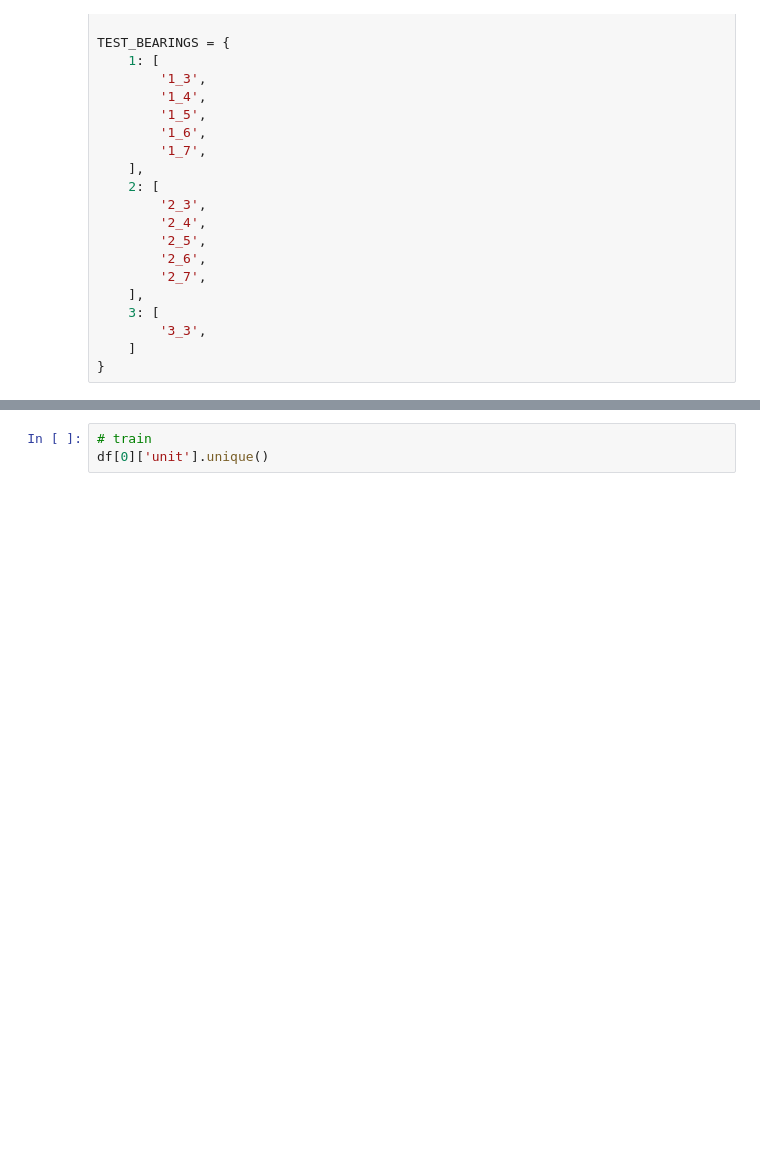
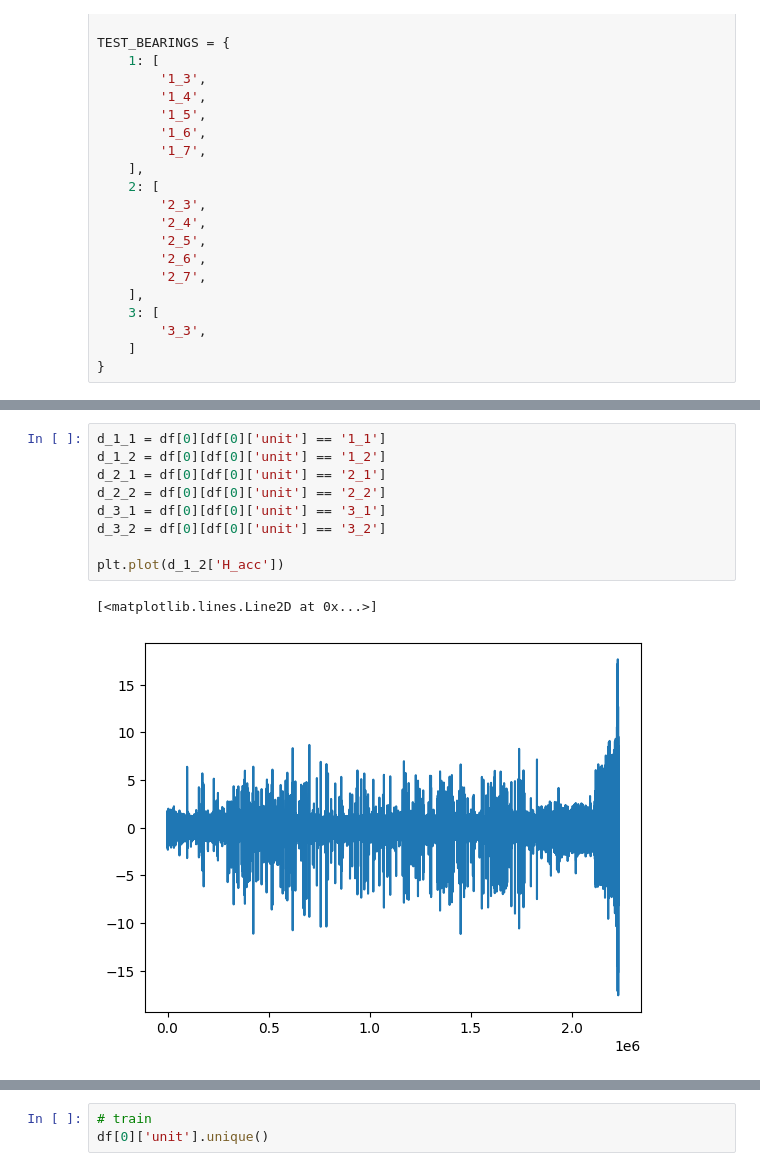
Before and after one commit to cntgfy90/bearing-rul, a Jupyter notebook: 1dcnn.ipynb, the cells around one changed output, grey strips where cells are left out. Saved outputs shown, nothing was run; the diff lists cells and outputs as text; blank space fills up the shorter version.

```diff
--- a/1dcnn.ipynb
+++ b/1dcnn.ipynb
@@ -81,0 +75,12 @@ INFO:root:Read in 57.81956434249878 seconds
+# %%
+d_1_1 = df[0][df[0]['unit'] == '1_1']
+d_1_2 = df[0][df[0]['unit'] == '1_2']
+d_2_1 = df[0][df[0]['unit'] == '2_1']
+d_2_2 = df[0][df[0]['unit'] == '2_2']
+d_3_1 = df[0][df[0]['unit'] == '3_1']
+d_3_2 = df[0][df[0]['unit'] == '3_2']
+
+plt.plot(d_1_2['H_acc'])
+# %% [output]
+[<matplotlib.lines.Line2D at 0x...>]
+[figure, added]
```
Also changed, not shown: parts of 10 cells of this notebook.
